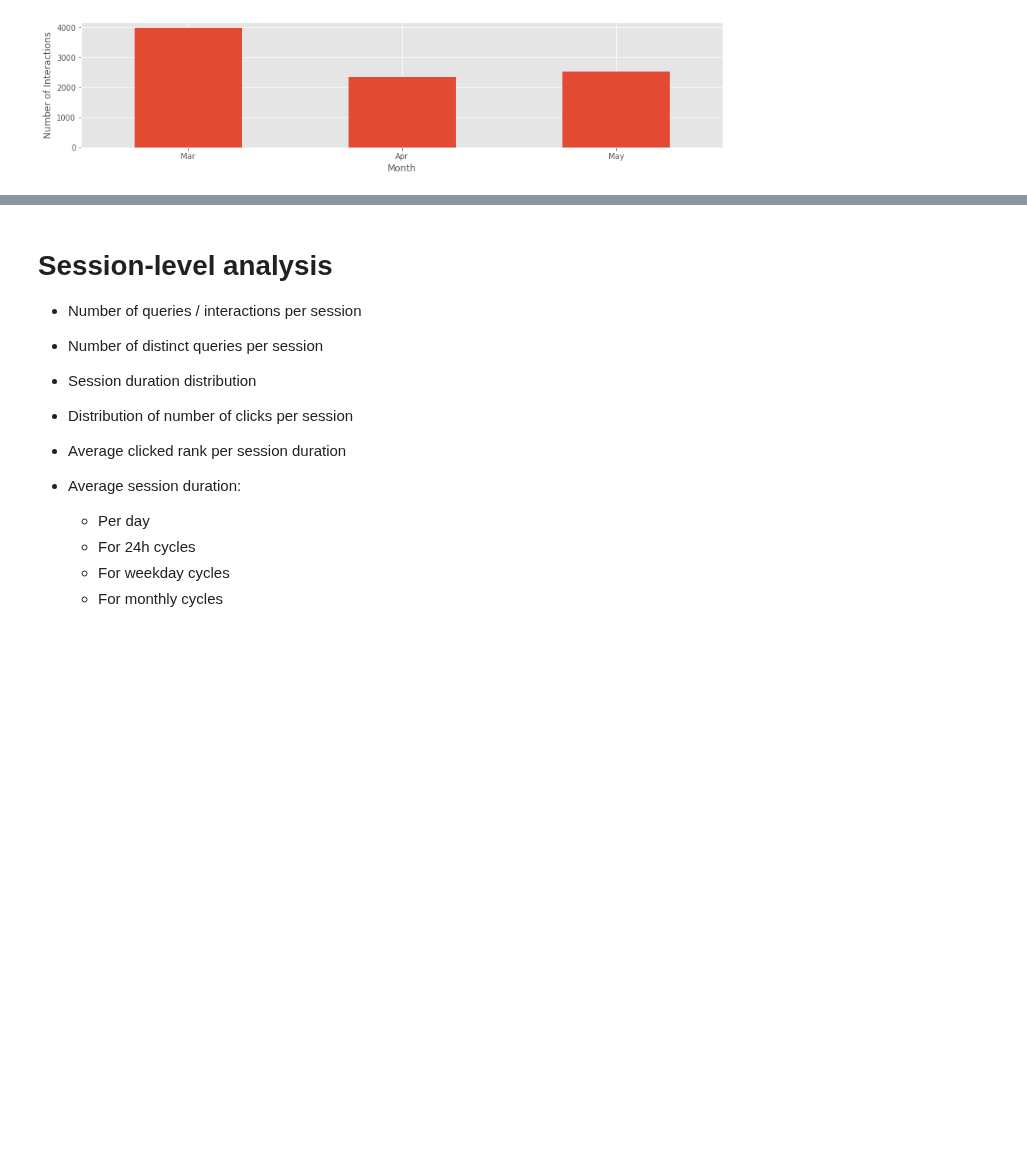
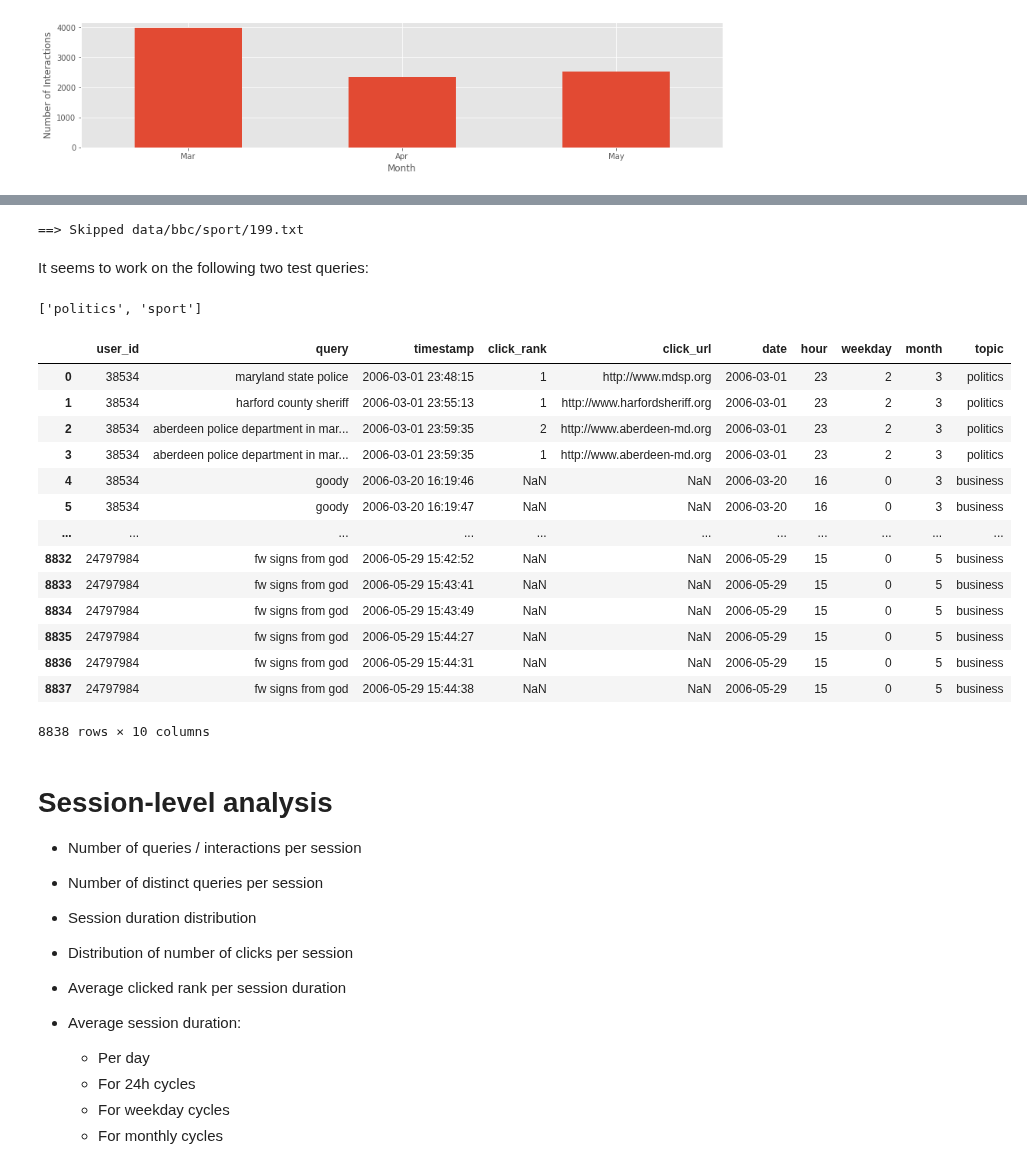
Before and after one commit to feup-infolab/army-ant, a Jupyter notebook: notebooks/query_log_analysis/query_log_analysis.ipynb, the cells around one changed output, grey strips where cells are left out. Drawn from its saved outputs; the diff is of its cells as text; code cells hidden in the pictures; blank space fills up the shorter version.

Commit message:
ECIR 2020 Short: Prepared text classification models based on the BBC dataset, for query classification.

```diff
--- a/notebooks/query_log_analysis/query_log_analysis.ipynb
+++ b/notebooks/query_log_analysis/query_log_analysis.ipynb
@@ -226,3 +324,38 @@ plt.show()
+# %%
+paths_per_class = get_paths_per_class('data/bbc')
+X, y, features_model = build_training_set(paths_per_class)
+
+models = {}
+for label in paths_per_class.keys():
+    train_idx = select_training_set_for_class(X, y, label)
+    models[label] = train(X[train_idx, :], [y[i] if y[i] == label else 'unknown' for i in train_idx])
+# %% [output]
+==> Skipped data/bbc/sport/199.txt
+# %% [markdown]
+It seems to work on the following two test queries:
+# %%
+docs = ["government law", "soccer goal"]
+predict(models, docs)
+# %% [output]
+['politics', 'sport']
+# %%
+qlog['topic'] = predict(models, qlog['query']); qlog
+# %% [output]
+|  | user_id | query | timestamp | click_rank | click_url | date | hour | weekday | month | topic |
+| 0 | 38534 | maryland state police | 2006-03-01 23:48:15 | 1 | http://www.mdsp.org | 2006-03-01 | 23 | 2 | 3 | politics |
+| 1 | 38534 | harford county sheriff | 2006-03-01 23:55:13 | 1 | http://www.harfordsheriff.org | 2006-03-01 | 23 | 2 | 3 | politics |
+| 2 | 38534 | aberdeen police department in mar... | 2006-03-01 23:59:35 | 2 | http://www.aberdeen-md.org | 2006-03-01 | 23 | 2 | 3 | politics |
+| 3 | 38534 | aberdeen police department in mar... | 2006-03-01 23:59:35 | 1 | http://www.aberdeen-md.org | 2006-03-01 | 23 | 2 | 3 | politics |
+| 4 | 38534 | goody | 2006-03-20 16:19:46 | NaN | NaN | 2006-03-20 | 16 | 0 | 3 | business |
+| 5 | 38534 | goody | 2006-03-20 16:19:47 | NaN | NaN | 2006-03-20 | 16 | 0 | 3 | business |
+| ... | ... | ... | ... | ... | ... | ... | ... | ... | ... | ... |
+| 8832 | 24797984 | fw signs from god | 2006-05-29 15:42:52 | NaN | NaN | 2006-05-29 | 15 | 0 | 5 | business |
+| 8833 | 24797984 | fw signs from god | 2006-05-29 15:43:41 | NaN | NaN | 2006-05-29 | 15 | 0 | 5 | business |
+| 8834 | 24797984 | fw signs from god | 2006-05-29 15:43:49 | NaN | NaN | 2006-05-29 | 15 | 0 | 5 | business |
+| 8835 | 24797984 | fw signs from god | 2006-05-29 15:44:27 | NaN | NaN | 2006-05-29 | 15 | 0 | 5 | business |
+| 8836 | 24797984 | fw signs from god | 2006-05-29 15:44:31 | NaN | NaN | 2006-05-29 | 15 | 0 | 5 | business |
+| 8837 | 24797984 | fw signs from god | 2006-05-29 15:44:38 | NaN | NaN | 2006-05-29 | 15 | 0 | 5 | business |
+8838 rows × 10 columns
 # %% [markdown]
 # Session-level analysis
 
```
Also changed, not shown: parts of 10 cells of this notebook.
